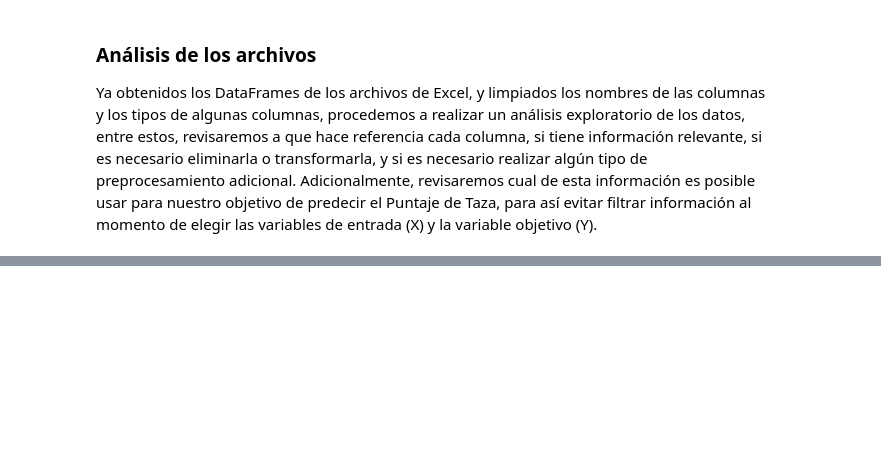
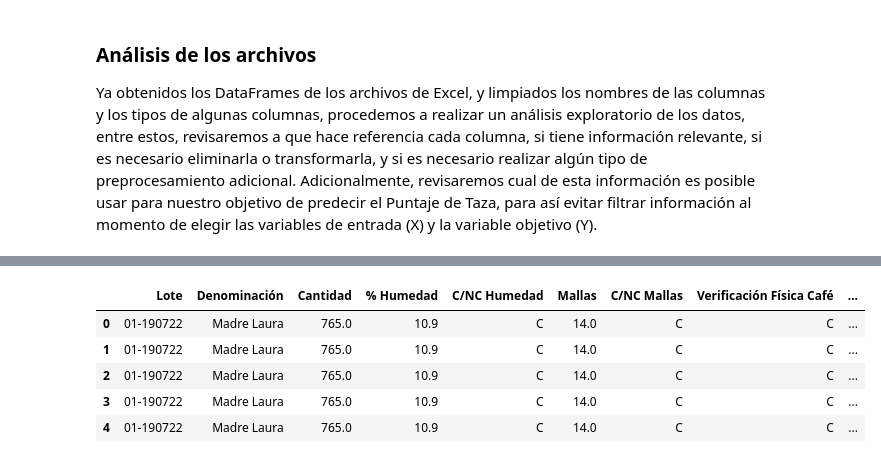
Before and after one commit to leodavid0109/Aprendizaje_Automatico, a Jupyter notebook: Tarea Café/Proyecto Café.ipynb, the cells around one changed output, grey strips where cells are left out. Cells and saved outputs as stored; diff of their text form; code cells hidden in the pictures; blank space fills up the shorter version.

```diff
--- a/Tarea Café/Proyecto Café.ipynb
+++ b/Tarea Café/Proyecto Café.ipynb
@@ -190,0 +343,13 @@ Ya obtenidos los DataFrames de los archivos de Excel, y limpiados los nombres de
+# %%
+# Eliminamos las columnas de fechas que no aportan información relevante
+data_consolidado = data_consolidado.drop(columns=['Fecha_x', 'Fecha_y'])
+
+# Revisamos las primeras filas del DataFrame consolidado después de eliminar las columnas de fechas
+data_consolidado.head()
+# %% [output]
+|  | Lote | Denominación | Cantidad | % Humedad | C/NC Humedad | Mallas | C/NC Mallas | Verificación Física Café | ... |
+| 0 | 01-190722 | Madre Laura | 765.0 | 10.9 | C | 14.0 | C | C | ... |
+| 1 | 01-190722 | Madre Laura | 765.0 | 10.9 | C | 14.0 | C | C | ... |
+| 2 | 01-190722 | Madre Laura | 765.0 | 10.9 | C | 14.0 | C | C | ... |
+| 3 | 01-190722 | Madre Laura | 765.0 | 10.9 | C | 14.0 | C | C | ... |
+| 4 | 01-190722 | Madre Laura | 765.0 | 10.9 | C | 14.0 | C | C | ... |
```
Also changed, not shown: parts of 37 cells of this notebook.
